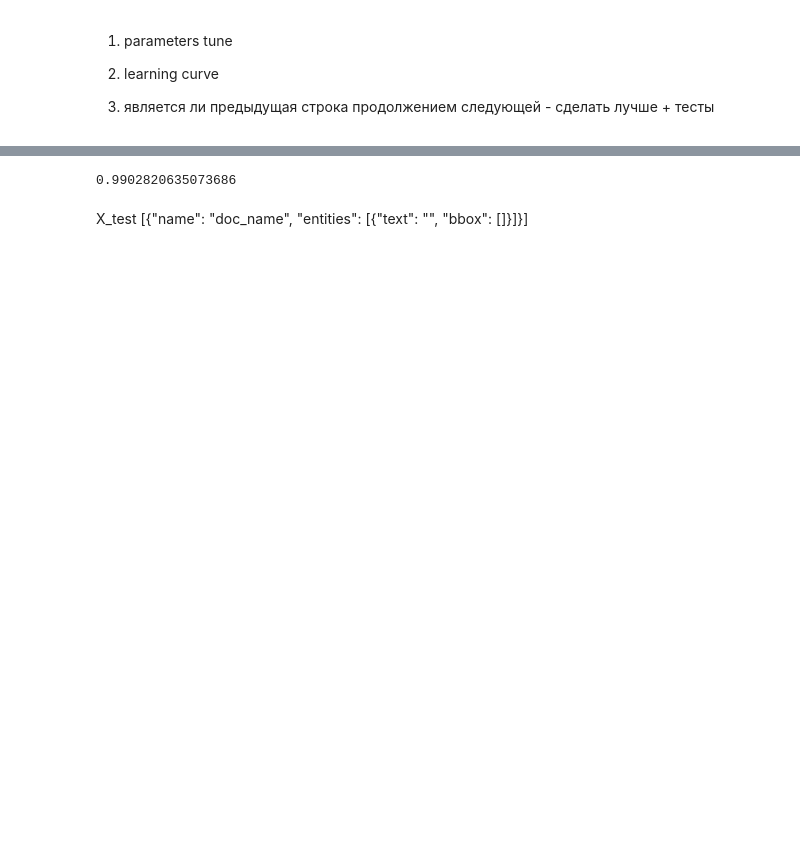
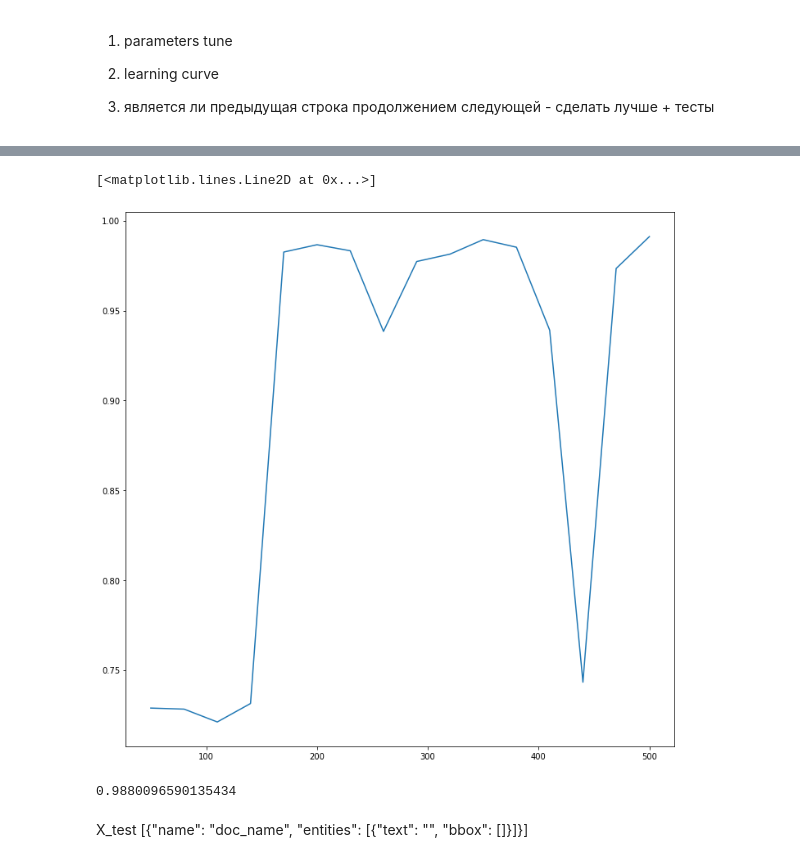
Before and after one commit to NastyBoget/document_structure_extraction, a Jupyter notebook: pipeline.ipynb, the cells around one changed output, grey strips where cells are left out. Saved outputs shown, nothing was run; the diff lists cells and outputs as text; code cells hidden in the pictures; blank space fills up the shorter version.

Commit message:
very strange learning curve

```diff
--- a/pipeline.ipynb
+++ b/pipeline.ipynb
@@ -269,25 +269,26 @@ with open("data.json", "r") as read_file:
     X = np.array(X)
     y = np.array(y)
 # %%
-clf = make_pipeline(AddImgFeatures(),
-                    AddPrevNextFeatures(),
-                    XGBClassifier())
+feature_extractor = make_pipeline(AddImgFeatures(),
+                                  AddPrevNextFeatures())
+scores = [] # (train_cnt, score)
+train_num = list(range(500, 40, -30))
 
-scores = []
+for train_cnt in tqdm(train_num):
+    xgb_cmodel = XGBClassifier(nthread=4)
+    X, y = X, y = shuffle(X, y, random_state=0)
+    X_train, X_test = X[:train_cnt], X[train_cnt:]
+    y_train = np.array(reduce(lambda x1, x2: x1 + x2, y[:train_cnt]))
+    y_test = np.array(reduce(lambda x1, x2: x1 + x2, y[train_cnt:]))
 
-n_folds = 3
-kf = KFold(n_splits=n_folds)
-for train_index, test_index in tqdm(kf.split(X), total=n_folds):
-    X_train, X_test = X[train_index], X[test_index]
-    y_train = np.array(reduce(lambda x1, x2: x1 + x2, y[train_index]))
-    y_test = np.array(reduce(lambda x1, x2: x1 + x2, y[test_index]))
-    clf.fit(X_train, y_train)
-    y_pred = clf.predict(X_test)
+    X_train = feature_extractor.fit_transform(X_train)
+    X_test = feature_extractor.fit_transform(X_test)
+
+    xgb_cmodel.fit(X_train, y_train)
+
+    y_pred = xgb_cmodel.predict(X_test)
     score = f1_score(y_test, y_pred, average='macro')
-    print(score)
-    scores.append(score)
-
-print(scores)
-print(np.mean(scores))
+    print(train_cnt, score)
+    scores.append((train_cnt, score))
 # %% [output]
 Please use `tqdm.notebook.tqdm` instead of `tqdm.tqdm_notebook`
@@ -301,3 +311,9 @@ Please use `tqdm.notebook.tqdm` instead of `tqdm.tqdm_notebook`
+# %%
+plt.figure(figsize=(12, 12))
+plt.plot(train_num, list(map(lambda x: x[1],scores)))
+# %% [output]
+[<matplotlib.lines.Line2D at 0x...>]
+[figure, added]
 # %%
 feature_extractor = make_pipeline(AddImgFeatures(),
                                   AddPrevNextFeatures())
@@ -317,7 +333,7 @@ y_pred = xgb_cmodel.predict(X_test)
 score = f1_score(y_test, y_pred, average='macro')
 score
 # %% [output]
-0.9902820635073686
+0.9880096590135434
 # %%
 def get_feature_names(names):
     feature_names = names.copy()
```
Also changed, not shown: parts of 2 cells of this notebook, 15 other files.
